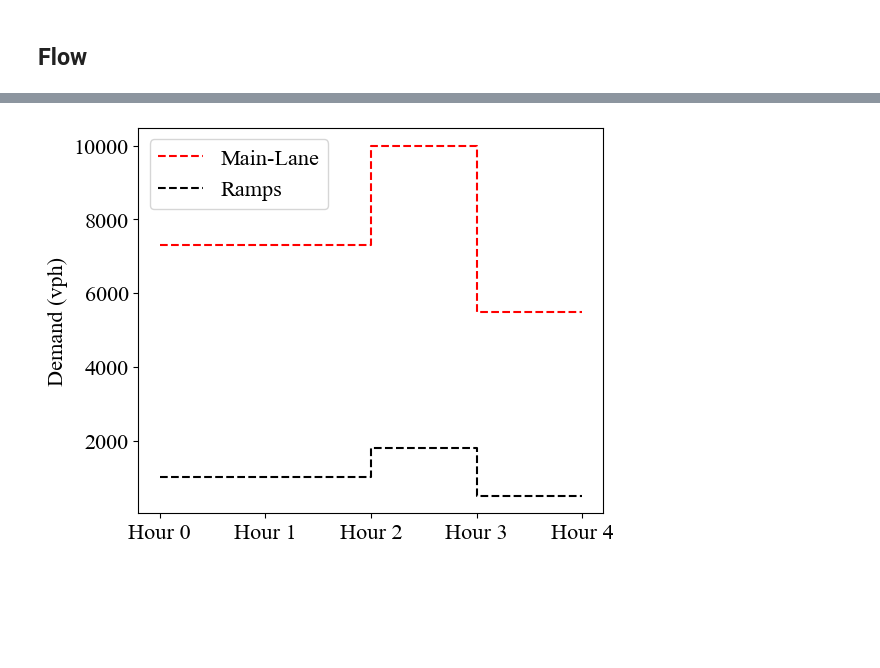
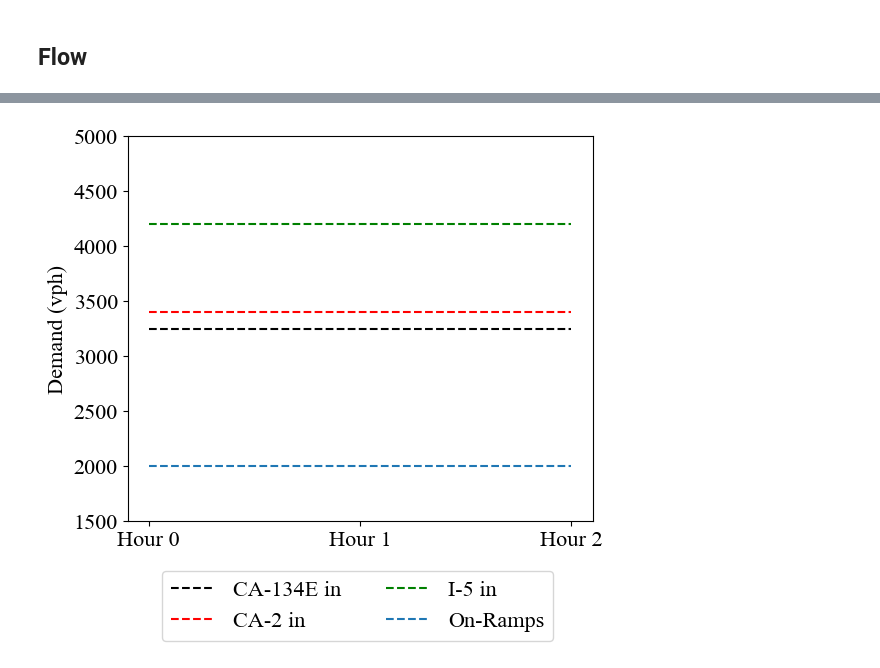
Before and after one commit to wzh96/SUMO_TrafficNetwork, a Jupyter notebook: 2DNetwork/Plots_2D.ipynb, the cells around one changed output, grey strips where cells are left out. Saved outputs shown, nothing was run; the diff lists cells and outputs as text; code cells hidden in the pictures; blank space fills up the shorter version.

```diff
--- a/2DNetwork/Plots_2D.ipynb
+++ b/2DNetwork/Plots_2D.ipynb
@@ -270,48 +293,55 @@ plt.show()
 # %%
 # Plot the demand graph
-main_1 = 3000+800+900+800+1000+800
-main_2 = 3000+800+900+800+1000+800
-main_3 = 5000+1000+1200+1000+800+1000
-main_4 = 2000+800+700+600+800+600
+CA_134 = 3250
+CA_2 = 3400
+I_5 = 4200
 
-ramp_1 = 1000
-ramp_2 = 1000
-ramp_3 = 1800
-ramp_4 = 500
+ramps = 2000
 # %%
 # Data for main lane highway and ramp
-main_lane_demand = [main_1, main_2, main_3, main_4]
-ramp_demand = [ramp_1, ramp_2, ramp_3, ramp_4]
+CA_134_demand = [CA_134, CA_134]
+CA_2_demand = [CA_2, CA_2]
+I_5_demand = [I_5, I_5]
+ramp_demand = [ramps, ramps]
 
 # Creating new time points for flat segments
-time_points = ["Hour 0", "Hour 1", "Hour 1", "Hour 2", "Hour 2", "Hour 3", "Hour 3", "Hour 4"]
+time_points = ["Hour 0", "Hour 1", "Hour 1", "Hour 2"]
 
 # Extending the demand values to remain flat within each hour
-extended_main_lane_demand = [
-    main_lane_demand[0], main_lane_demand[0],
-    main_lane_demand[1], main_lane_demand[1],
-    main_lane_demand[2], main_lane_demand[2],
-    main_lane_demand[3], main_lane_demand[3]
+extended_CA_134_demand = [
+    CA_134_demand[0], CA_134_demand[0],
+    CA_134_demand[1], CA_134_demand[1]
+]
+
+extended_CA_2_demand = [
+    CA_2_demand[0], CA_2_demand[0],
+    CA_2_demand[1], CA_2_demand[1]
+]
+
+extended_I_5_demand = [
+    I_5_demand[0], I_5_demand[0],
+    I_5_demand[1], I_5_demand[1]
 ]
 
 extended_ramp_demand = [
     ramp_demand[0], ramp_demand[0],
-    ramp_demand[1], ramp_demand[1],
-    ramp_demand[2], ramp_demand[2],
-    ramp_demand[3], ramp_demand[3]
+    ramp_demand[1], ramp_demand[1]
 ]
 
 # Plotting the demand graph with flat segments
 plt.figure(figsize=(6, 5))
-plt.plot(time_points, extended_main_lane_demand, linestyle='--', label='Main-Lane', linewidth=1.5, color='red')
-plt.plot(time_points, extended_ramp_demand, linestyle='--', label='Ramps', linewidth=1.5, color='black')
+plt.plot(time_points, extended_CA_134_demand, linestyle='--', label='CA-134E in', linewidth=1.5, color = 'black')
+plt.plot(time_points, extended_CA_2_demand, linestyle='--', label='CA-2 in', linewidth=1.5, color = 'red')
+plt.plot(time_points, extended_I_5_demand, linestyle='--', label='I-5 in', linewidth=1.5, color = 'green')
+plt.plot(time_points, extended_ramp_demand, linestyle='--', label='On-Ramps', linewidth=1.5)
+plt.ylim(1500, 5000)
 # plt.xlabel('Time')
 plt.ylabel('Demand (vph)', fontsize = 16)
-plt.legend(fontsize=16)
+plt.legend(fontsize=16, ncol = 2, bbox_to_anchor=(0.05, -0.1), loc='upper left')
 plt.xticks(fontsize=16)
 plt.yticks(fontsize=16)
 plt.grid(False)
 plt.savefig('Figures/Demand_Plot.png', dpi=300,bbox_inches='tight')
 plt.show()
 # %% [output]
-[figure, old version]
+[figure, new version]
```
Also changed, not shown: parts of 15 cells of this notebook, 11 other files.
